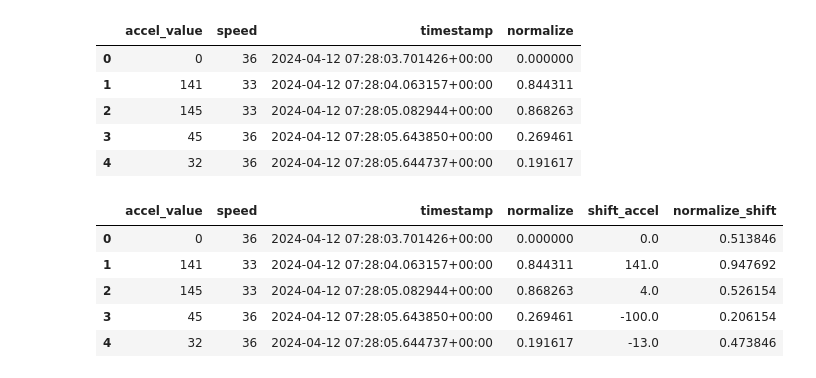
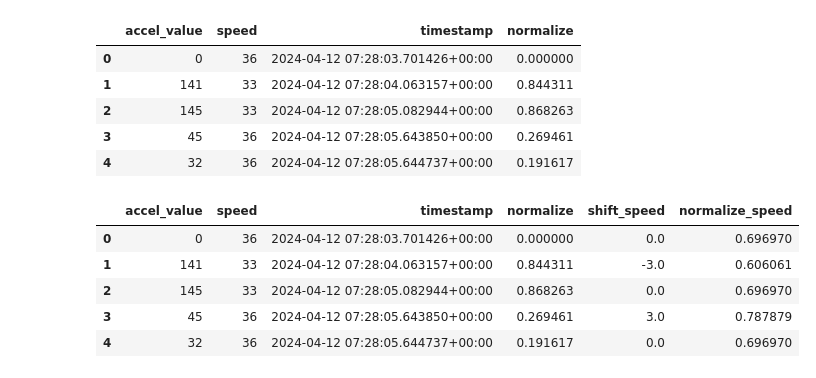
Before and after one commit to Project-Taba/AI, a Jupyter notebook: test.ipynb, the cells around one changed output. Saved outputs shown, nothing was run; the diff lists cells and outputs as text; code cells hidden in the pictures.

```diff
--- a/test.ipynb
+++ b/test.ipynb
@@ -38,21 +38,21 @@ accel_df.head()
 | 4 | 32 | 36 | 2024-04-12 07:28:05.644737+00:00 | 0.191617 |
 # %%
 # 이전 값을 빼고 min max scaling
-accel_df['shift_accel'] = accel_df['accel_value'] - accel_df['accel_value'].shift(1)
-accel_df['shift_accel'].fillna(0, inplace = True)
+accel_df['shift_speed'] = accel_df['speed'] - accel_df['speed'].shift(1)
+accel_df['shift_speed'].fillna(0, inplace = True)
 
-min_shift_accel = min(accel_df['shift_accel'])
-max_shift_accel = max(accel_df['shift_accel'])
+min_shift_speed = min(accel_df['shift_speed'])
+max_shift_speed = max(accel_df['shift_speed'])
 
-normalization_shift_df = (accel_df['shift_accel'] - min_shift_accel) / (max_shift_accel - min_shift_accel)
+normalization_speed_df = (accel_df['shift_speed'] - min_shift_speed) / (max_shift_speed - min_shift_speed)
 
-accel_df['normalize_shift'] = normalization_shift_df
+accel_df['normalize_speed'] = normalization_speed_df
 accel_df.head()
 # %% [output]
-|  | accel_value | speed | timestamp | normalize | shift_accel | normalize_shift |
-| 0 | 0 | 36 | 2024-04-12 07:28:03.701426+00:00 | 0.000000 | 0.0 | 0.513846 |
-| 1 | 141 | 33 | 2024-04-12 07:28:04.063157+00:00 | 0.844311 | 141.0 | 0.947692 |
-| 2 | 145 | 33 | 2024-04-12 07:28:05.082944+00:00 | 0.868263 | 4.0 | 0.526154 |
-| 3 | 45 | 36 | 2024-04-12 07:28:05.643850+00:00 | 0.269461 | -100.0 | 0.206154 |
-| 4 | 32 | 36 | 2024-04-12 07:28:05.644737+00:00 | 0.191617 | -13.0 | 0.473846 |
+|  | accel_value | speed | timestamp | normalize | shift_speed | normalize_speed |
+| 0 | 0 | 36 | 2024-04-12 07:28:03.701426+00:00 | 0.000000 | 0.0 | 0.696970 |
+| 1 | 141 | 33 | 2024-04-12 07:28:04.063157+00:00 | 0.844311 | -3.0 | 0.606061 |
+| 2 | 145 | 33 | 2024-04-12 07:28:05.082944+00:00 | 0.868263 | 0.0 | 0.696970 |
+| 3 | 45 | 36 | 2024-04-12 07:28:05.643850+00:00 | 0.269461 | 3.0 | 0.787879 |
+| 4 | 32 | 36 | 2024-04-12 07:28:05.644737+00:00 | 0.191617 | 0.0 | 0.696970 |
 # %%
```
Also changed, not shown: parts of 2 cells of this notebook, 1 other file.
